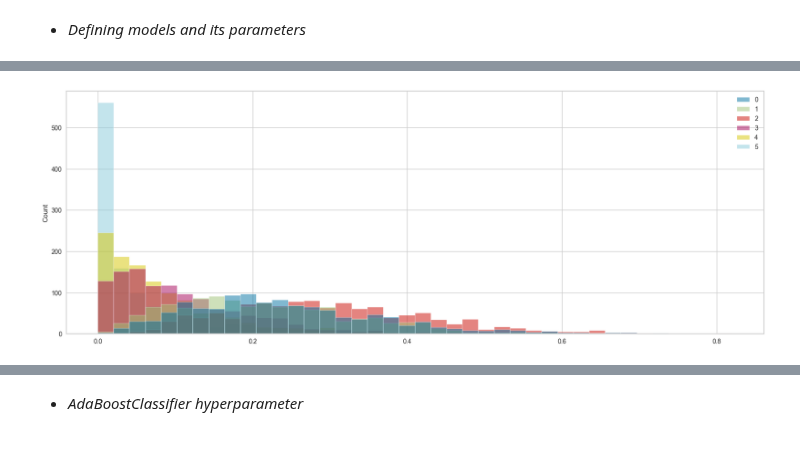
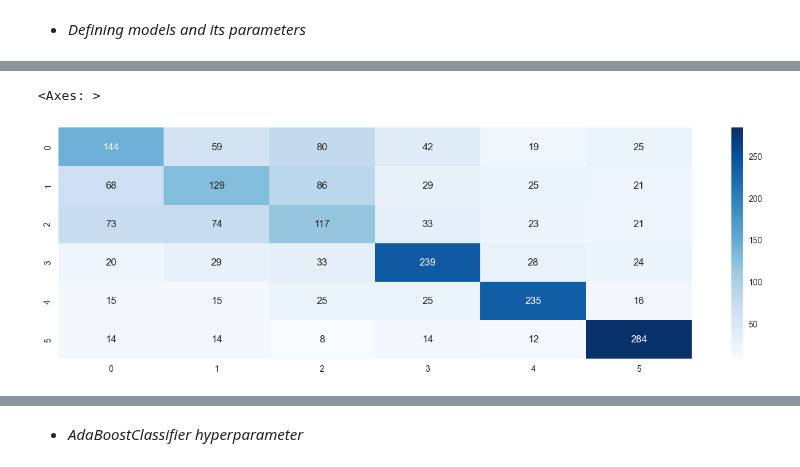
Before and after one commit to omars1234/Insurance_Analysis, a Jupyter notebook: Notebooks/Data_Classification/area_classification.ipynb, the cells around one changed output, grey strips where cells are left out. Drawn from its saved outputs; the diff is of its cells as text; code cells hidden in the pictures.

```diff
--- a/Notebooks/Data_Classification/area_classification.ipynb
+++ b/Notebooks/Data_Classification/area_classification.ipynb
@@ -105,3 +101,7 @@ x,y=smk.fit_resample(x,y)
+# %%
+from imblearn.over_sampling import SMOTE
+smk=SMOTE(random_state=41)
+x,y=smk.fit_resample(x,y)
 # %% [markdown]
 *Splitting data into training and testing subsets*
 # %%
@@ -238,6 +211,6 @@ pd.crosstab(y_test,predicted,rownames=["Actual"],colnames=["predicted"],margins=
-# %%
-matplotlib.rcParams["figure.figsize"]=(20,7)
-predicted_class=clf.predict_proba(x_test)
-sns.histplot(predicted_class);
-# %% [output]
-[figure, removed]
+# %%
+fig=plt.figure(figsize=(17,5))
+sns.heatmap(confusion_matrix(y_test,predicted),annot = True, fmt = ".0f",cmap="Blues")
+# %% [output]
+<Axes: >
+[figure, added]
```
Also changed, not shown: parts of 30 cells of this notebook, 19 other files.
